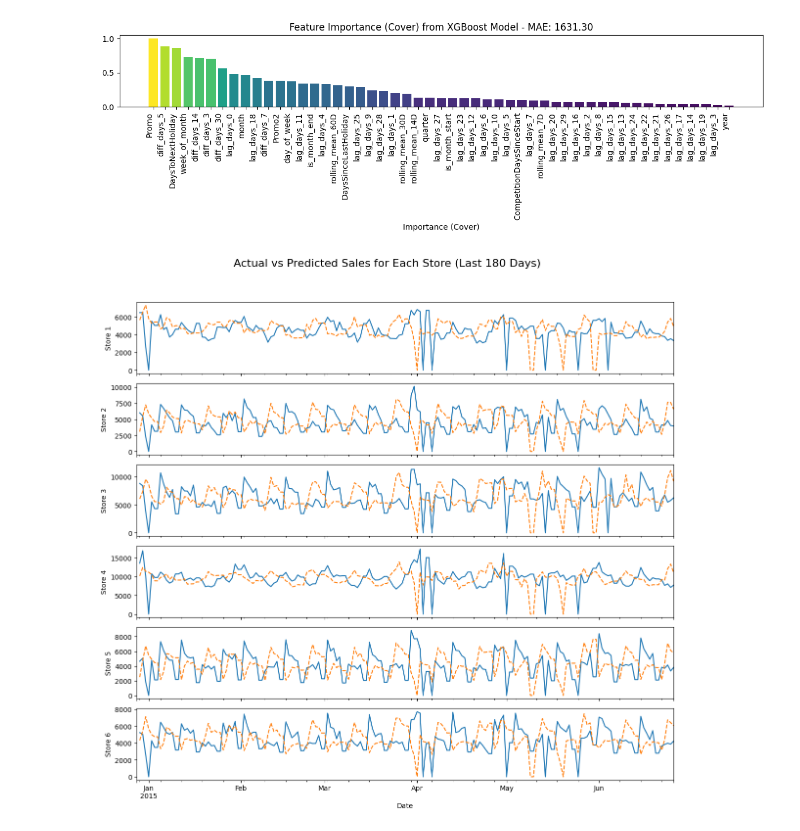
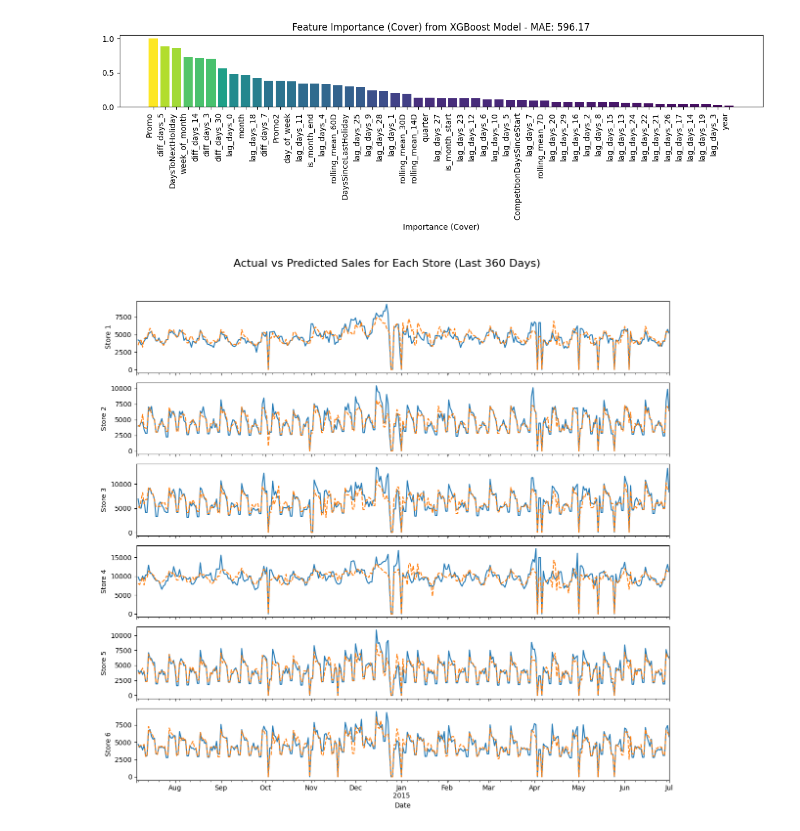
Before and after one commit to Miltos-90/Rossmann_Store_Sales_Forecasting, a Jupyter notebook: test_pipeline.ipynb, the cells around one changed output. Cells and saved outputs as stored; diff of their text form; code cells hidden in the pictures.

```diff
--- a/test_pipeline.ipynb
+++ b/test_pipeline.ipynb
@@ -147,14 +147,12 @@ from src.engine.hypertuning import _objective
 from optuna.trial import FixedTrial
 from src.engine.target_transformer import TargetTransformer
 
-FORECAST_HORIZON = 5
+FORECAST_HORIZON = 10
 windows = ['7D', '14D', '30D', '60D']
 lags    = [pd.DateOffset(days=i) for i in range(FORECAST_HORIZON * 3)] # lag 0 is the current value, lag 1 is the previous day, etc.
 diffs   = [pd.DateOffset(days=i) for i in [3, 5, 7, 14, 30]]
 horizon = pd.DateOffset(days=FORECAST_HORIZON) # We use this to shift the features by the forecast
                                                # horizon to align them with the target variable.
-
-
 
 y = (df
      .set_index(['Store', 'Date'])
@@ -220,7 +218,6 @@ test_dmatrix = xgb.DMatrix(X, enable_categorical=True)
 # %%
 preds = pd.Series(data=booster.predict(test_dmatrix), index=X.index, name='Sales')
 preds = trf.inverse_transform(preds)
-preds = trf.set_closed_to_zero(preds)
 # %%
 actuals = set_closed_to_zero(df).set_index(['Store', 'Date'])['Sales']
 results = pd.merge(actuals, preds, left_index=True, right_index=True, suffixes=('_actual', '_predicted'))
@@ -270,7 +265,7 @@ plt.tight_layout()
 # %%
 import matplotlib.pyplot as plt
 
-n_days_to_plot = 180
+n_days_to_plot = 360
 n_days_offset  = 1*30  # Offset to start plotting from 3 months ago
 
 max_date = results.index.get_level_values("Date").max() - pd.Timedelta(days=n_days_offset)
@@ -281,32 +276,31 @@ preds_recent   = results.loc[(slice(None), slice(min_date, max_date)), 'Sales_pr
 
 stores = actuals_recent.index.get_level_values("Store").unique()
 
 fig, ax = plt.subplots(figsize=(12, 2 * len(stores)), nrows=len(stores), sharex=True, sharey=False)
 
 for i, store in enumerate(stores):
 
     actual_store_sales    = actuals_recent.loc[(store, slice(None))].copy()
     predicted_store_sales = preds_recent.loc[(store, slice(None))].copy()
 
     #
 
     closed_days = actual_store_sales.index.get_level_values("Date").day_name() == 'Sunday'
     closed_days = actual_store_sales[closed_days].index.get_level_values("Date")
     actual_store_sales[closed_days]    = np.nan  # Set closed days to NaN for plotting
     predicted_store_sales[closed_days] = np.nan  # Set closed days to NaN for plotting
 
     actual_store_sales.fillna(method='ffill', inplace=True)  # Forward fill to maintain continuity in the plot
     predicted_store_sales.fillna(method='ffill', inplace=True)  # Forward fill to maintain continuity in the plot
 
 
     actual_store_sales.plot(label=f"Actual", ax=ax[i])
     predicted_store_sales.plot(label=f"Predicted", ax=ax[i], linestyle='--')
 
-
     #ax[i].legend()
     ax[i].set_ylabel("Store {}".format(store))
     ax[i].set_xlabel("Date")
 plt.suptitle("Actual vs Predicted Sales for Each Store (Last {} Days)".format(n_days_to_plot), fontsize=16)
 plt.tight_layout(rect=[0, 0.03, 1, 0.95])  # Adjust layout to make room for the suptitle
 # %% [output]
-[figure, old version]
+[figure, new version]
```
Also changed, not shown: parts of 2 cells of this notebook, 1 other file.
